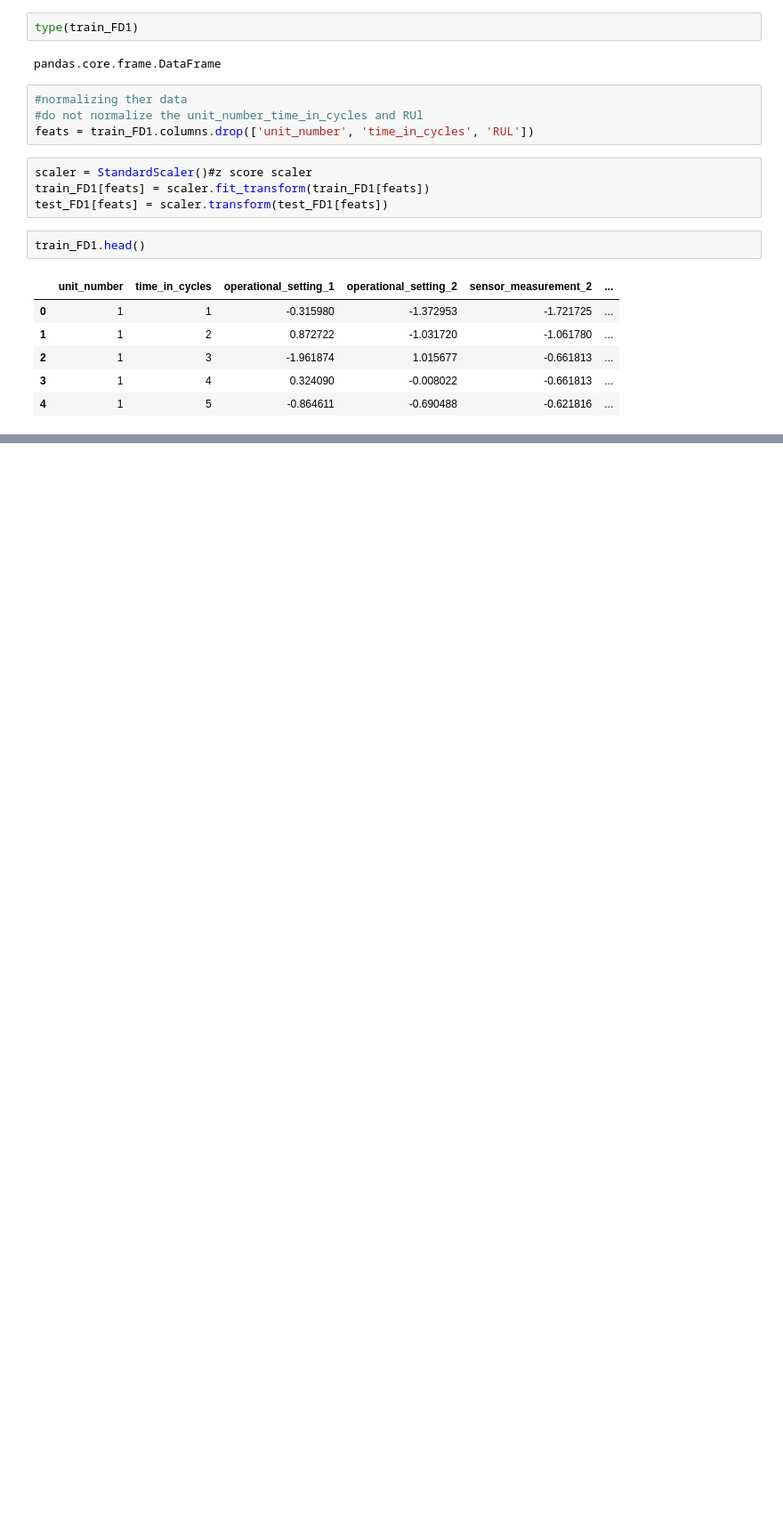
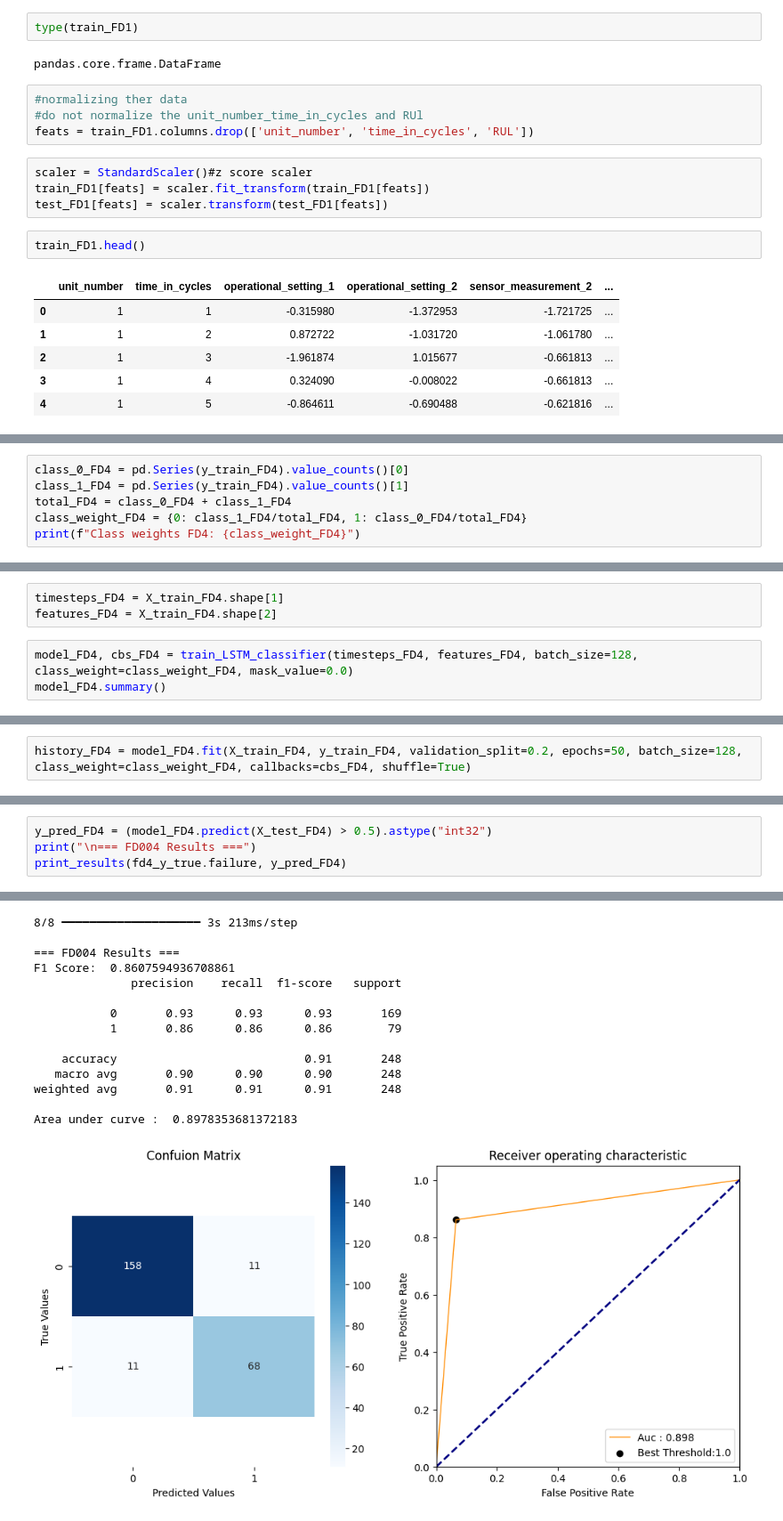
Before and after one commit to dcangundogan/airplanefailureprediction, a Jupyter notebook: Can_LSTM.ipynb, the cells around one changed output, grey strips where cells are left out. Shown: that part at 89% size. Drawn from its saved outputs; the diff is of its cells as text; blank space fills up the shorter version.

```diff
--- a/Can_LSTM.ipynb
+++ b/Can_LSTM.ipynb
@@ -204,0 +890,6 @@ train_FD1.head()
+# %%
+class_0_FD4 = pd.Series(y_train_FD4).value_counts()[0]
+class_1_FD4 = pd.Series(y_train_FD4).value_counts()[1]
+total_FD4 = class_0_FD4 + class_1_FD4
+class_weight_FD4 = {0: class_1_FD4/total_FD4, 1: class_0_FD4/total_FD4}
+print(f"Class weights FD4: {class_weight_FD4}")
@@ -204,0 +898,6 @@ train_FD1.head()
+# %%
+timesteps_FD4 = X_train_FD4.shape[1]
+features_FD4 = X_train_FD4.shape[2]
+# %%
+model_FD4, cbs_FD4 = train_LSTM_classifier(timesteps_FD4, features_FD4, batch_size=128, class_weight=class_weight_FD4, mask_value=0.0)
+model_FD4.summary()
@@ -204,0 +924,2 @@ train_FD1.head()
+# %%
+history_FD4 = model_FD4.fit(X_train_FD4, y_train_FD4, validation_split=0.2, epochs=50, batch_size=128, class_weight=class_weight_FD4, callbacks=cbs_FD4, shuffle=True)
@@ -204,0 +967,5 @@ train_FD1.head()
+# %%
+y_pred_FD4 = (model_FD4.predict(X_test_FD4) > 0.5).astype("int32")
+print("\n=== FD004 Results ===")
+print_results(fd4_y_true.failure, y_pred_FD4)
+# %% [output]
@@ -204,0 +973,15 @@ train_FD1.head()
+8/8 ━━━━━━━━━━━━━━━━━━━━ 3s 213ms/step
+
+=== FD004 Results ===
+F1 Score:  0.8607594936708861
+              precision    recall  f1-score   support
+
+           0       0.93      0.93      0.93       169
+           1       0.86      0.86      0.86        79
+
+    accuracy                           0.91       248
+   macro avg       0.90      0.90      0.90       248
+weighted avg       0.91      0.91      0.91       248
+
+Area under curve :  0.8978353681372183
+[figure, added]
```
Also changed, not shown: parts of 89 cells of this notebook.
